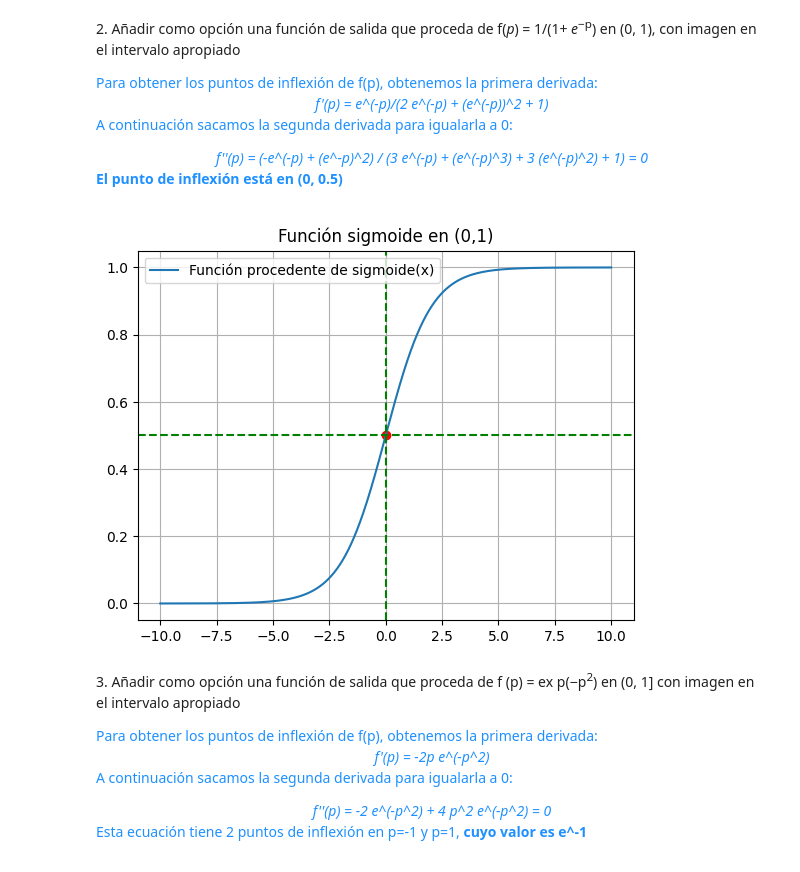
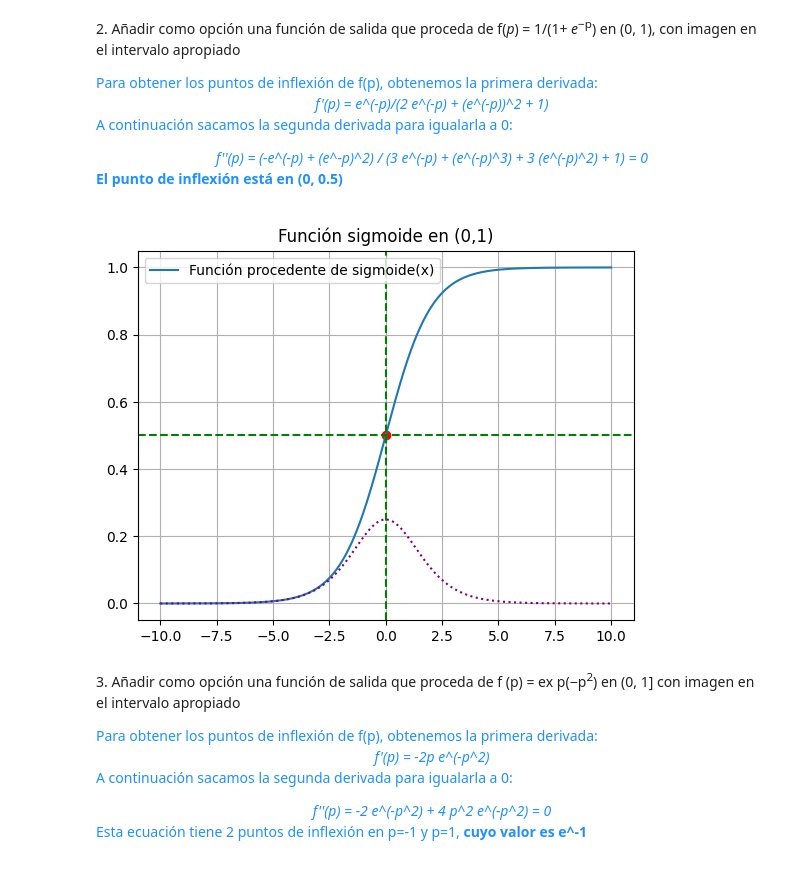
Before and after one commit to Apriea04/ComputacionNeuronalEvolutiva, a Jupyter notebook: Computación Evolutiva/Práctica 0/Pate 2.ipynb, the cells around one changed output. Cells and saved outputs as stored; diff of their text form; code cells hidden in the pictures.

```diff
--- a/Computación Evolutiva/Práctica 0/Pate 2.ipynb
+++ b/Computación Evolutiva/Práctica 0/Pate 2.ipynb
@@ -90,34 +98,41 @@ A continuación sacamos la segunda derivada para igualarla a 0:
 # Función 2
 def sigmoide(x):
     """Calcula el valor de la función f(x) = 1/(1 + e^(-x)), con
     imagen entre 0 y 1."""
 
     # Nótese que sigmoide(0) = 0 y sigmoide(1) = 1, luego no habría problema con esos valores.
 
     return 1 / (1 + np.exp(-x))
 
 
+def derivada_sigmoide(x):
+    """Calcula la derivada de la función sigmoide en x."""
+    return np.exp(-x) / (2 * np.exp(-x) + (np.exp(-x)) ** 2 + 1)
+
+
 # Representamos esta función en el intervalo correspondiente para
 # cerciorarnos de su correcta definición:
 
 x = np.linspace(-10, 10, 100000)
 f_x = sigmoide(x)
+derivada = derivada_sigmoide(x)
 
 plt.plot(x, f_x)
+plt.plot(x, derivada, ls=":", color="purple")
 plt.title("Función sigmoide en (0,1)")
 plt.axvline(x=0, color="g", linestyle="--")
 plt.axhline(y=0.5, color="g", linestyle="--")
 
 points = inflection_points(x, f_x)
 
 # Representamos los punto de inflexión
 plt.scatter(points, sigmoide(points), color="r")
 
 plt.grid()
 plt.legend(["Función procedente de sigmoide(x)"])
 plt.show()
 # %% [output]
-[figure, old version]
+[figure, new version]
 # %% [markdown]
 3\. Añadir como opción una función de salida que proceda de f (p) = ex p(−p<sup>2</sup>) en (0, 1] con imagen en el
 intervalo apropiado
```
Also changed, not shown: parts of 7 cells of this notebook.
